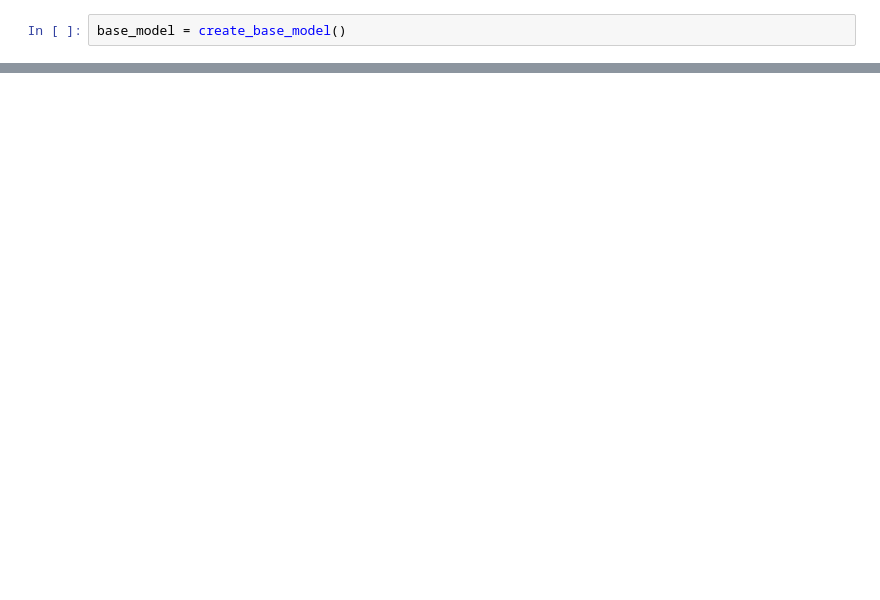
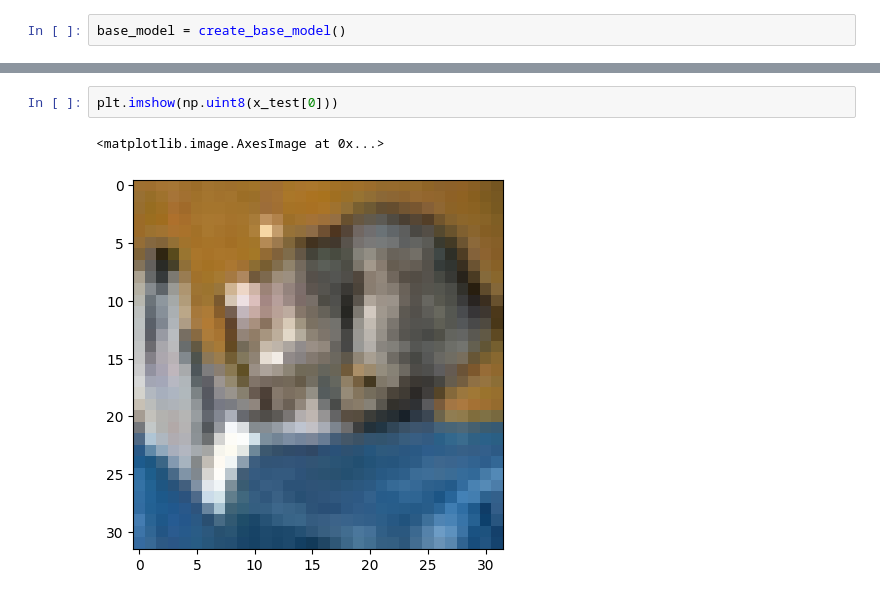
Before and after one commit to vkthakur90/jupyter_notebooks, a Jupyter notebook: ConvAttention.ipynb, the cells around one changed output, grey strips where cells are left out. Drawn from its saved outputs; the diff is of its cells as text; blank space fills up the shorter version.

```diff
--- a/ConvAttention.ipynb
+++ b/ConvAttention.ipynb
@@ -260,0 +319,5 @@ base_model.evaluate(x = [x_test, y_test], y = y_test)
+# %%
+plt.imshow(np.uint8(x_test[0]))
+# %% [output]
+<matplotlib.image.AxesImage at 0x...>
+[figure, added]
```
Also changed, not shown: parts of 11 cells of this notebook.
